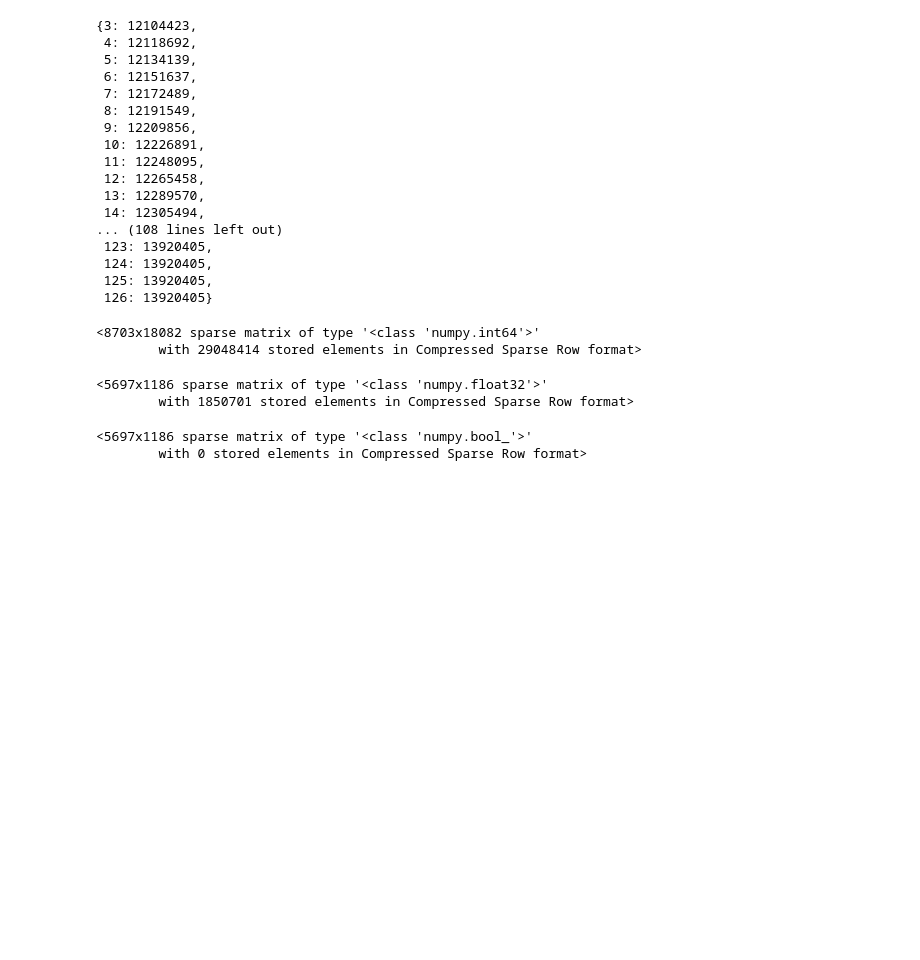
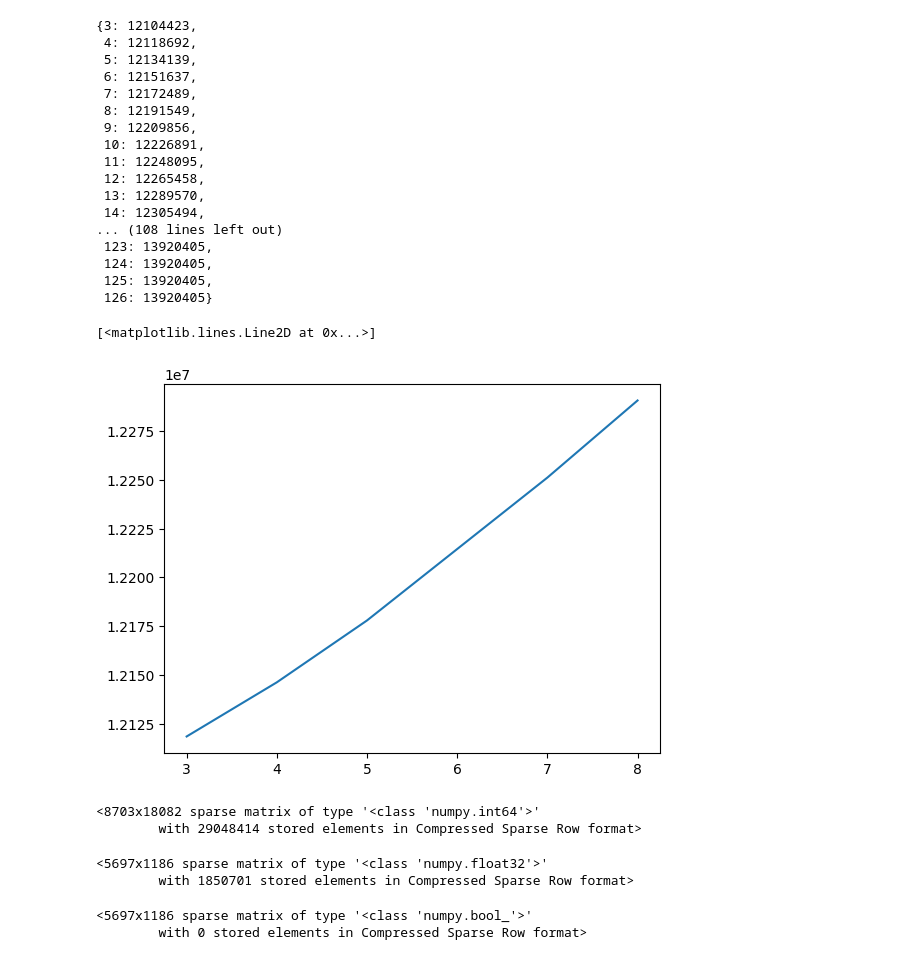
Before and after one commit to Innoviox/CoNQuiStAdoRES, a Jupyter notebook: consecutivizer.ipynb, the cells around one changed output. Saved outputs shown, nothing was run; the diff lists cells and outputs as text; code cells hidden in the pictures; blank space fills up the shorter version.

```diff
--- a/consecutivizer.ipynb
+++ b/consecutivizer.ipynb
@@ -11,5 +13,5 @@ import itertools as it
 # %%
-# FILE = "datasets/10XGenomics/Targeted_SC3v3_Human_Glioblastoma_Neuroscience_filtered_feature_bc_matrix.h5"
-FILE = "datasets/10XGenomics/Human_PBMCs_Next_GEM_Flex_GEM-X_Flex_Comparison_count_filtered_feature_bc_matrix.h5"
+FILE = "datasets/10XGenomics/Targeted_SC3v3_Human_Glioblastoma_Neuroscience_filtered_feature_bc_matrix.h5"
+# FILE = "datasets/10XGenomics/Human_PBMCs_Next_GEM_Flex_GEM-X_Flex_Comparison_count_filtered_feature_bc_matrix.h5"
 # %%
 adata = sc.read_10x_h5(FILE)
@@ -199,12 +231,14 @@ def consecutivize(X, handle, depth=1):
 
     return d, e, R, total
     # return total
-sizes2 = {}
+# d, e, R, total = consecutivize(X, open("f3_0.conq", "wb"))
+# total
+sizes = {}
 for i in tqdm.trange(3, 127):
     adata_cut = ad.AnnData(reclassify(sc.read_10x_h5(FILE).X.todense(), i))
     X = adata_cut.X
     d, e, R, total = consecutivize(X, open("f2_7.conq", "wb"))
     # total
-    sizes2[i] = total
+    sizes[i] = total
 # d, e, R, total = consecutivize(X, open("Human_PBMCs_Next_GEM_Flex_GEM-X_Flex_Comparison_count_filtered_feature_bc_matrix.conq", "wb"))
 # total
@@ -229,7 +269,10 @@ sizes
  125: 13920405,
  126: 13920405}
 # %%
-plt.plot(sizes2.keys(), sizes2.values())
+plt.plot(sizes.keys(), sizes.values())
+# %% [output]
+[<matplotlib.lines.Line2D at 0x...>]
+[figure, added]
 # %%
 def read_bytes(handle, bytes=4):
     byte_data = handle.read(bytes)
```
Also changed, not shown: parts of 6 cells of this notebook, 7 other files.
